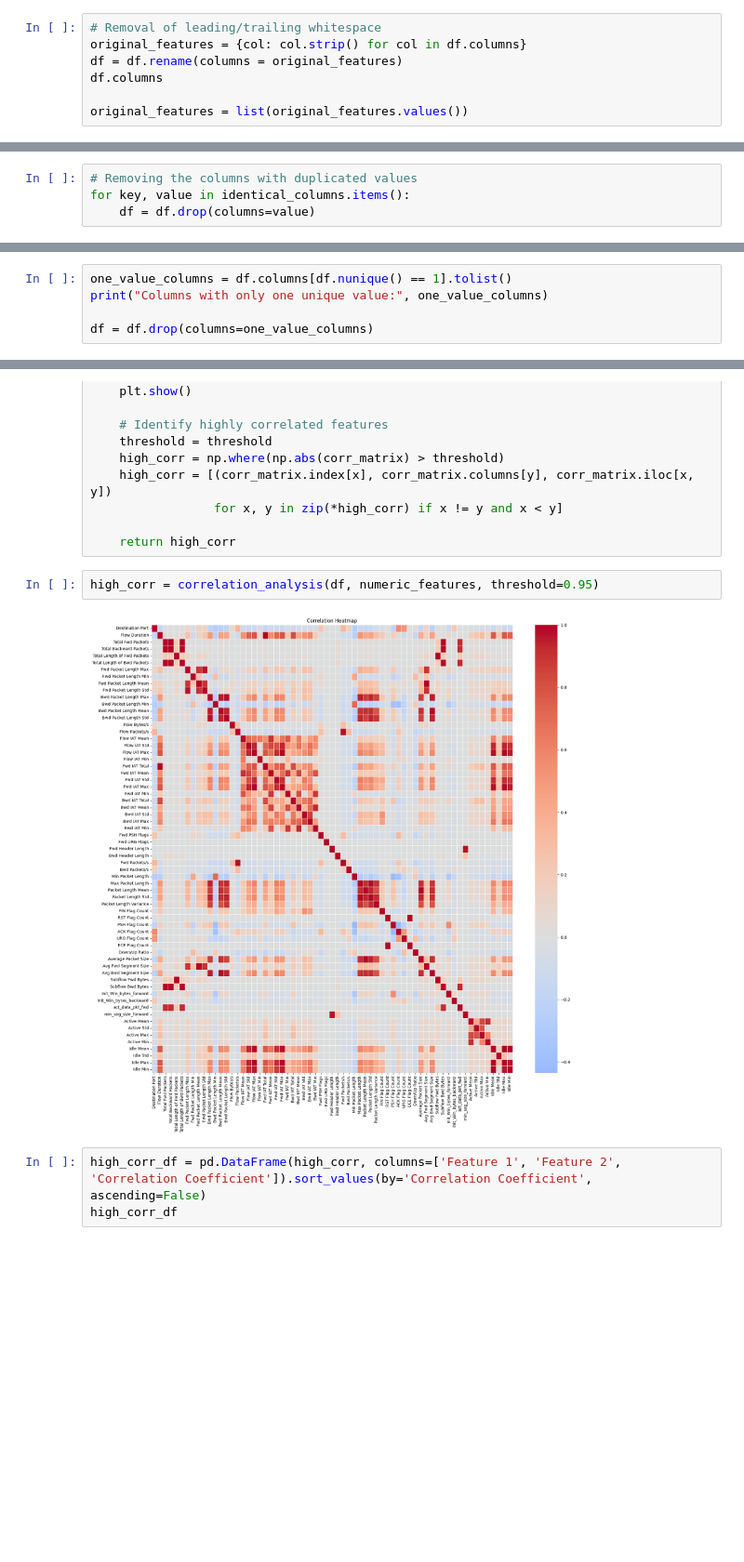
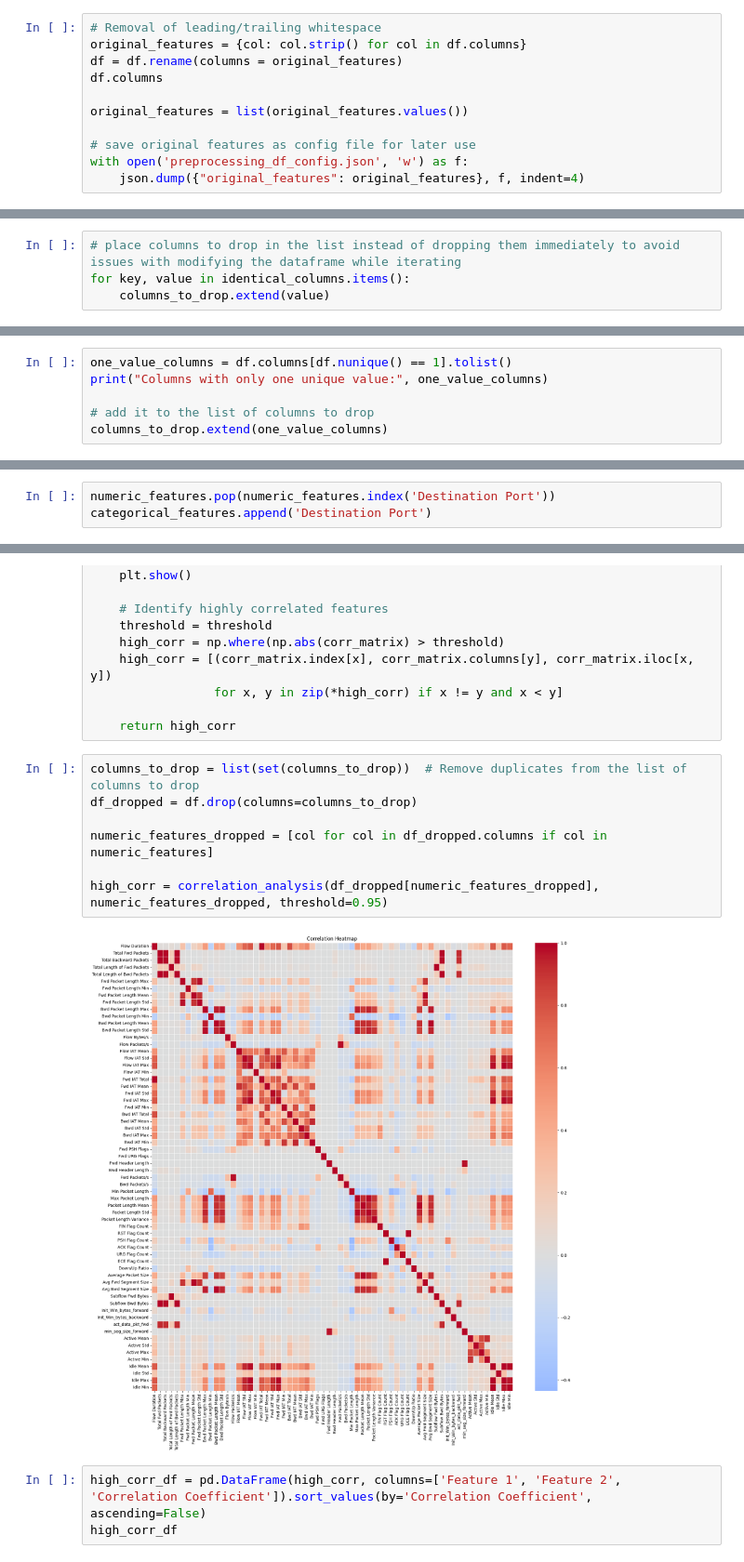
Before and after one commit to nutty-beaver/aim-ai-and-ml-capstone-mendoza, a Jupyter notebook: EDA and Preprocessing.ipynb, the cells around one changed output, grey strips where cells are left out. Shown at 93% size. Cells and saved outputs as stored; diff of their text form; blank space fills up the shorter version.

```diff
--- a/EDA and Preprocessing.ipynb
+++ b/EDA and Preprocessing.ipynb
@@ -121,6 +125,10 @@ df = df.rename(columns = original_features)
 df.columns
 
 original_features = list(original_features.values())
+
+# save original features as config file for later use
+with open('preprocessing_df_config.json', 'w') as f:
+    json.dump({"original_features": original_features}, f, indent=4)
 # %% [markdown]
 ## Remove duplicates
 Removing duplicates is actually good as it removes redundancy with our model training, increasing efficiency and flattening out instance distribution
@@ -179,4 +198,4 @@ Identical columns found:
 # %%
-# Removing the columns with duplicated values
+# place columns to drop in the list instead of dropping them immediately to avoid issues with modifying the dataframe while iterating
 for key, value in identical_columns.items():
-    df = df.drop(columns=value)
+    columns_to_drop.extend(value)
@@ -224,5 +221,6 @@ df = df.dropna()
 one_value_columns = df.columns[df.nunique() == 1].tolist()
 print("Columns with only one unique value:", one_value_columns)
 
-df = df.drop(columns=one_value_columns)
+# add it to the list of columns to drop
+columns_to_drop.extend(one_value_columns)
 # %% [output]
@@ -261,3 +267,6 @@ numeric_features, categorical_features = get_feature_types(df)
+# %%
+numeric_features.pop(numeric_features.index('Destination Port'))
+categorical_features.append('Destination Port')
 # %% [markdown]
 # EDA
 # %% [markdown]
@@ -330,9 +341,14 @@ def correlation_analysis(df: pd.DataFrame, numeric_features: list, threshold=0.8
 
     return high_corr
 # %%
-high_corr = correlation_analysis(df, numeric_features, threshold=0.95)
+columns_to_drop = list(set(columns_to_drop))  # Remove duplicates from the list of columns to drop
+df_dropped = df.drop(columns=columns_to_drop)
+
+numeric_features_dropped = [col for col in df_dropped.columns if col in numeric_features]
+
+high_corr = correlation_analysis(df_dropped[numeric_features_dropped], numeric_features_dropped, threshold=0.95)
 # %% [output]
-[figure, old version]
+[figure, new version]
 # %%
 high_corr_df = pd.DataFrame(high_corr, columns=['Feature 1', 'Feature 2', 'Correlation Coefficient']).sort_values(by='Correlation Coefficient', ascending=False)
 high_corr_df
```
Also changed, not shown: parts of 28 cells of this notebook, 1 other file.
